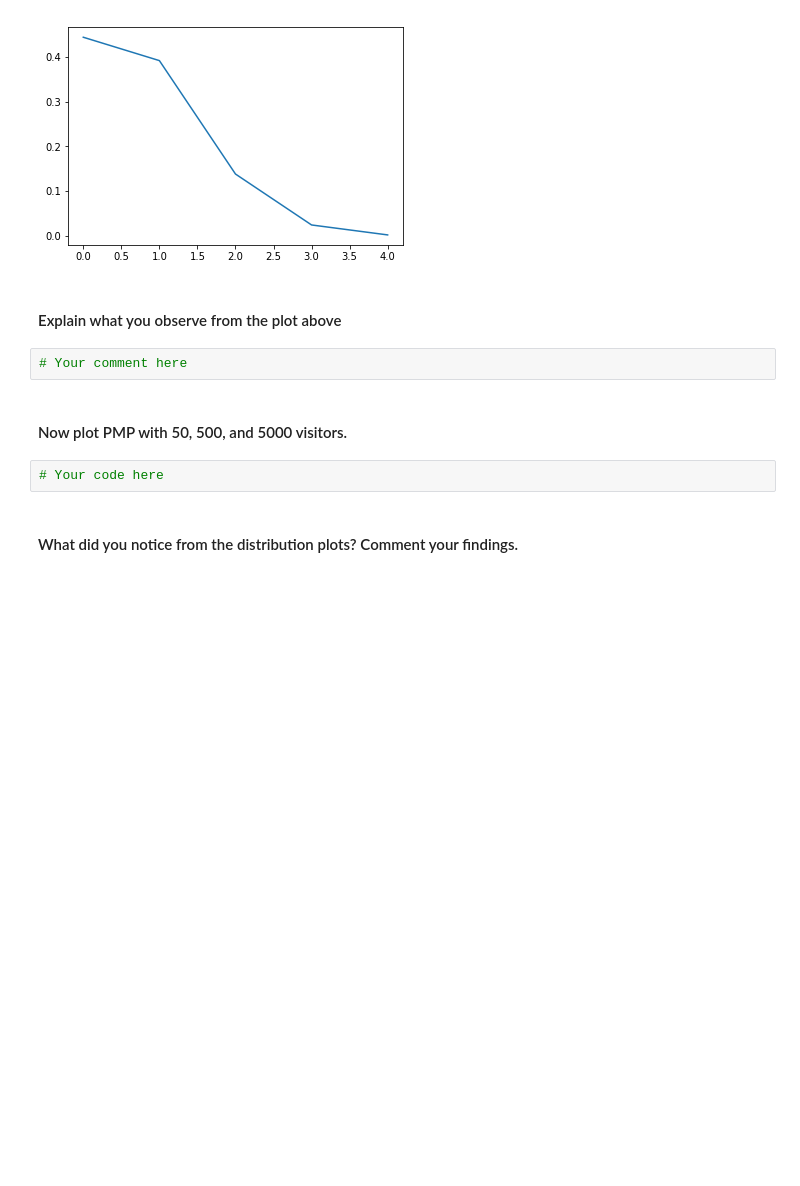
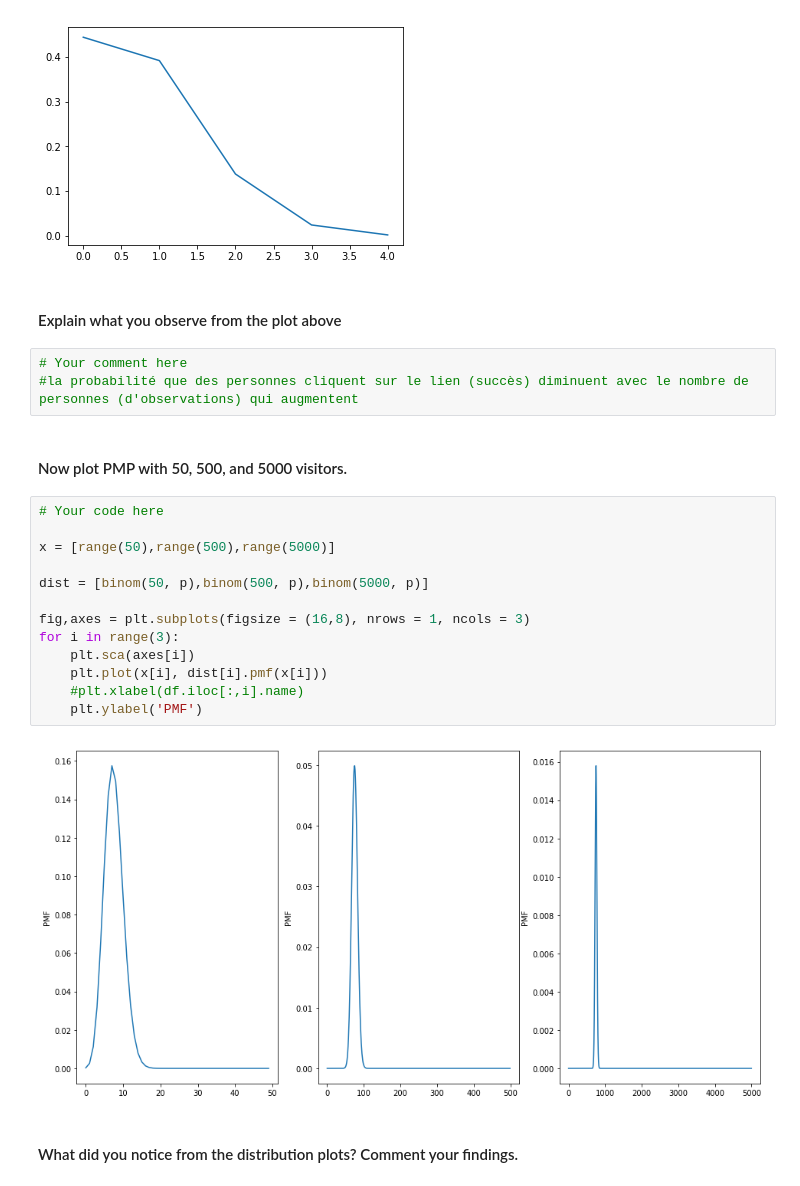
Before and after one commit to evitry/ironhack-datalabs-dataparis0619-pt, a Jupyter notebook: module-2/lab-probability-distribution/your_code/main.ipynb, the cells around one changed output. Saved outputs shown, nothing was run; the diff lists cells and outputs as text; blank space fills up the shorter version.

```diff
--- a/module-2/lab-probability-distribution/your_code/main.ipynb
+++ b/module-2/lab-probability-distribution/your_code/main.ipynb
@@ -116,12 +137,26 @@ plt.show()
 [figure]
 # %% [markdown]
 #### Explain what you observe from the plot above
-# %%
-# Your comment here
+# %%
+# Your comment here
+#la probabilité que des personnes cliquent sur le lien (succès) diminuent avec le nombre de personnes (d'observations) qui augmentent
 # %% [markdown]
 #### Now plot PMP with 50, 500, and 5000 visitors.
-# %%
-# Your code here
+# %%
+# Your code here
+
+x = [range(50),range(500),range(5000)]
+
+dist = [binom(50, p),binom(500, p),binom(5000, p)]
+
+fig,axes = plt.subplots(figsize = (16,8), nrows = 1, ncols = 3)
+for i in range(3):
+    plt.sca(axes[i])
+    plt.plot(x[i], dist[i].pmf(x[i]))
+    #plt.xlabel(df.iloc[:,i].name)
+    plt.ylabel('PMF')
+# %% [output]
+[figure, added]
 # %% [markdown]
 #### What did you notice from the distribution plots? Comment your findings.
 # %%
```
Also changed, not shown: parts of 16 cells of this notebook, 8 other files.
